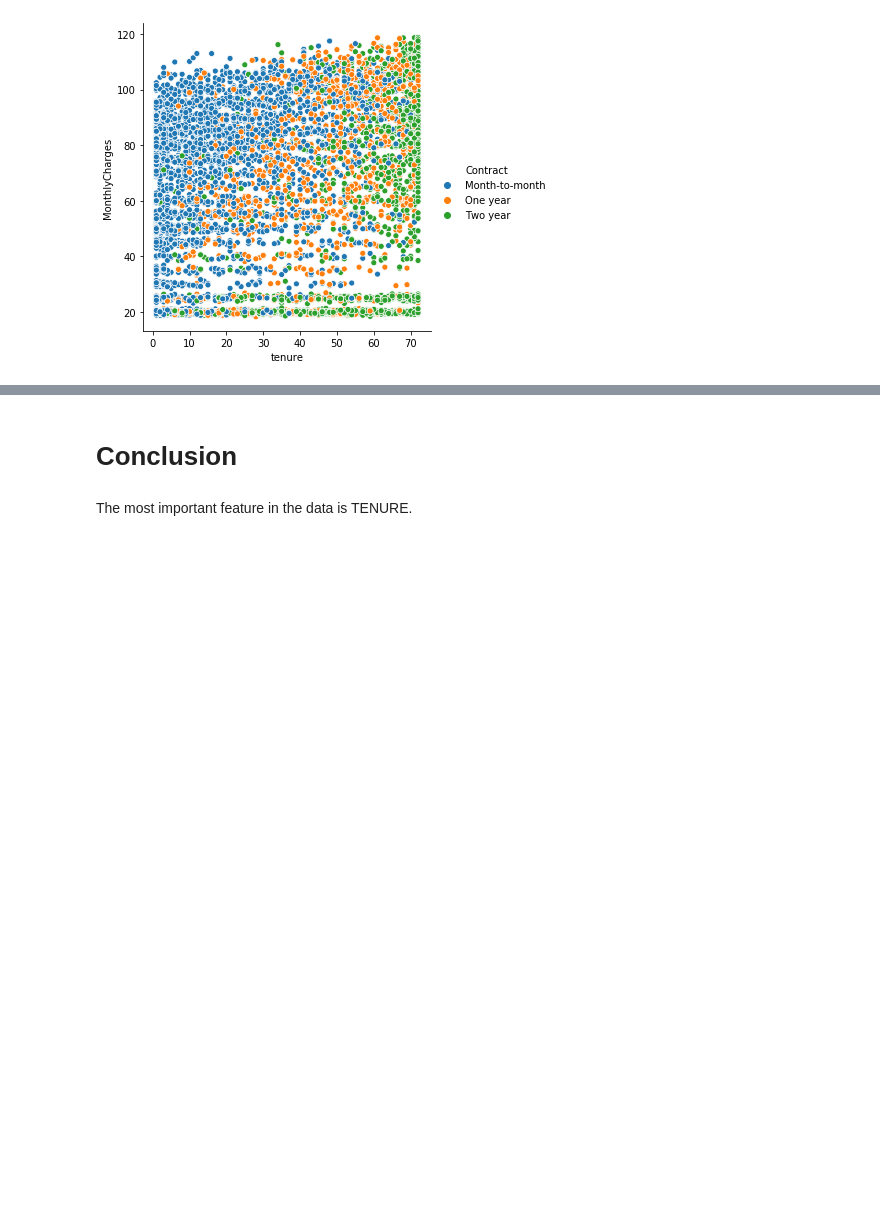
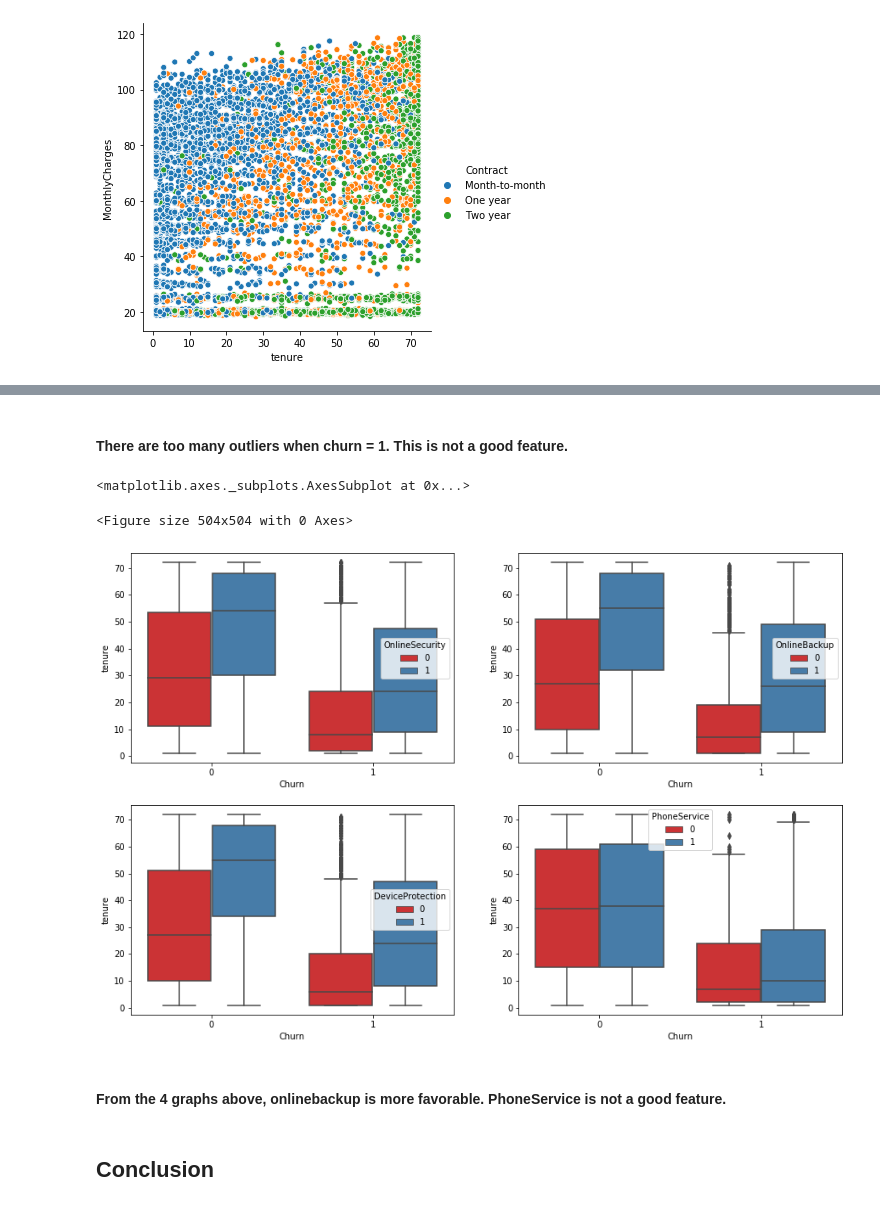
Before and after one commit to aadideshpande/Exploratory-Data-Analysis-of-Telco-Churn-dataset, a Jupyter notebook: eda-1.ipynb, the cells around one changed output, grey strips where cells are left out. Drawn from its saved outputs; the diff is of its cells as text; code cells hidden in the pictures; blank space fills up the shorter version.

Commit message:
conclusion added

```diff
--- a/eda-1.ipynb
+++ b/eda-1.ipynb
@@ -306,4 +336,18 @@ fig.show()
+# %% [markdown]
+#### There are too many outliers when churn = 1.  This is not a good feature.
+# %%
+plt.rcParams['figure.figsize'] = [15, 10]
+plt.figure(figsize=(7,7))
+fig, ax =plt.subplots(2,2)
+sns.boxplot(x="Churn", y="tenure", data=tdata,palette='Set1',hue='OnlineSecurity', ax=ax[0,0])
+sns.boxplot(x="Churn", y="tenure", data=tdata,palette='Set1', hue='OnlineBackup', ax=ax[0,1])
+sns.boxplot(x="Churn", y="tenure", data=tdata,palette='Set1',hue='DeviceProtection', ax=ax[1,0])
+sns.boxplot(x="Churn", y="tenure", data=tdata,palette='Set1', hue='PhoneService', ax=ax[1,1])
+# %% [output]
+<matplotlib.axes._subplots.AxesSubplot at 0x...>
+<Figure size 504x504 with 0 Axes>
+[figure, added]
+# %% [markdown]
+#### From the 4 graphs above, onlinebackup is more favorable. PhoneService is not a good feature.
 # %% [markdown]
-# Conclusion
+## Conclusion
-# %% [markdown]
-The most important feature in the data is TENURE.
```
Also changed, not shown: parts of 16 cells of this notebook, 1 other file.
